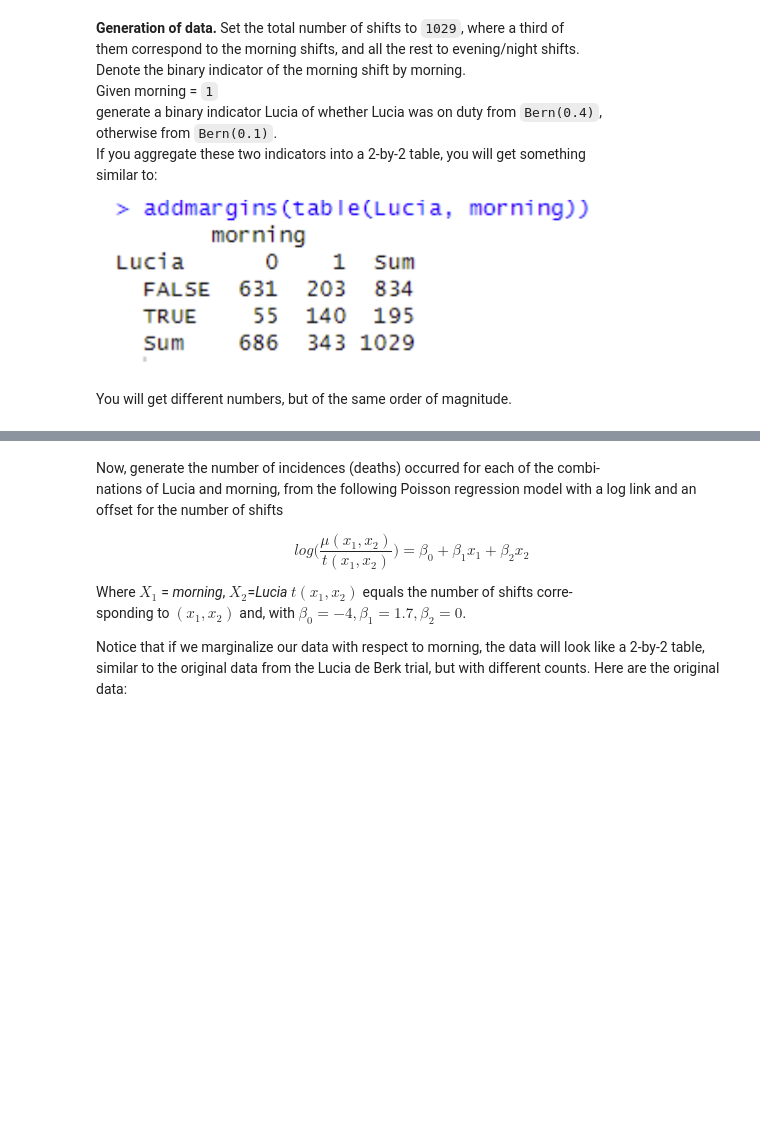
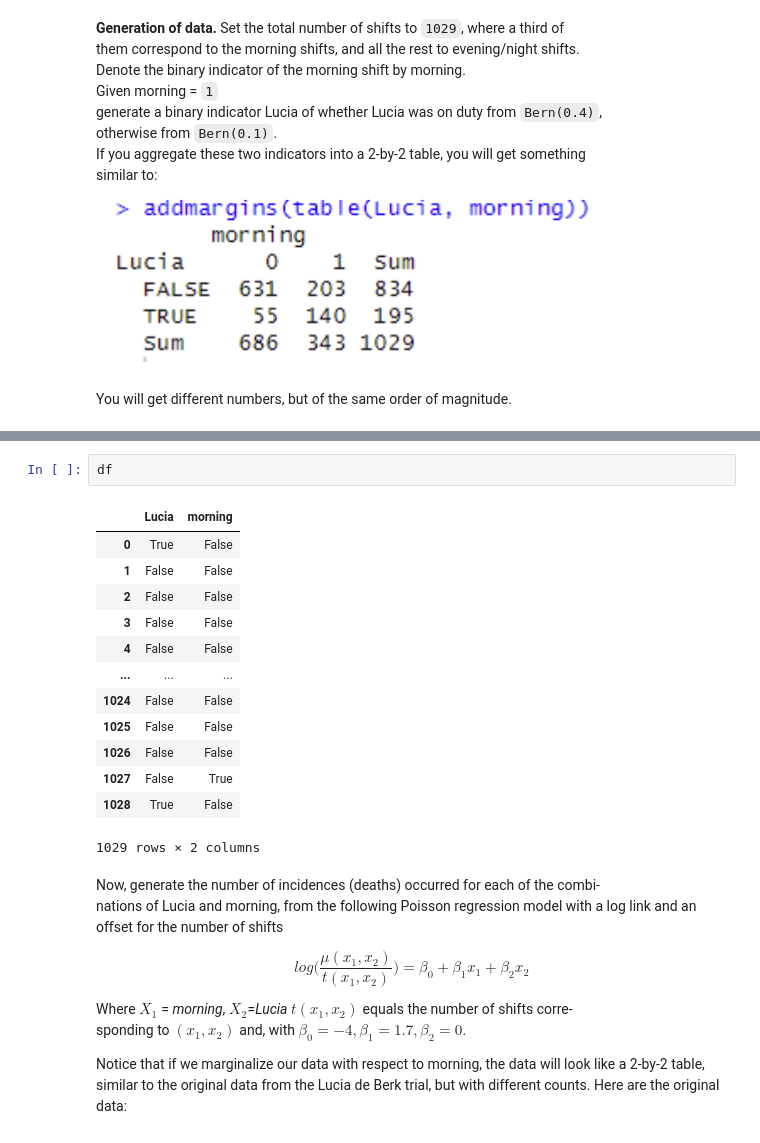
Before and after one commit to Effi-S/statistical-models, a Jupyter notebook: deberk_explore.ipynb, the cells around one changed output, grey strips where cells are left out. Cells and saved outputs as stored; diff of their text form; blank space fills up the shorter version.

```diff
--- a/deberk_explore.ipynb
+++ b/deberk_explore.ipynb
@@ -48,3 +48,19 @@ pd.crosstab(df['Lucia'], df['morning'], margins=True, margins_name="Sum")
+# %%
+df
+# %% [output]
+|  | Lucia | morning |
+| 0 | True | False |
+| 1 | False | False |
+| 2 | False | False |
+| 3 | False | False |
+| 4 | False | False |
+| ... | ... | ... |
+| 1024 | False | False |
+| 1025 | False | False |
+| 1026 | False | False |
+| 1027 | False | True |
+| 1028 | True | False |
+1029 rows × 2 columns
 # %% [markdown]
 Now, generate the number of incidences (deaths) occurred for each of the combi-
 nations of Lucia and morning, from the following Poisson regression model with a log link and an offset for the number of shifts
```
Also changed, not shown: parts of 17 cells of this notebook, 8 other files.
